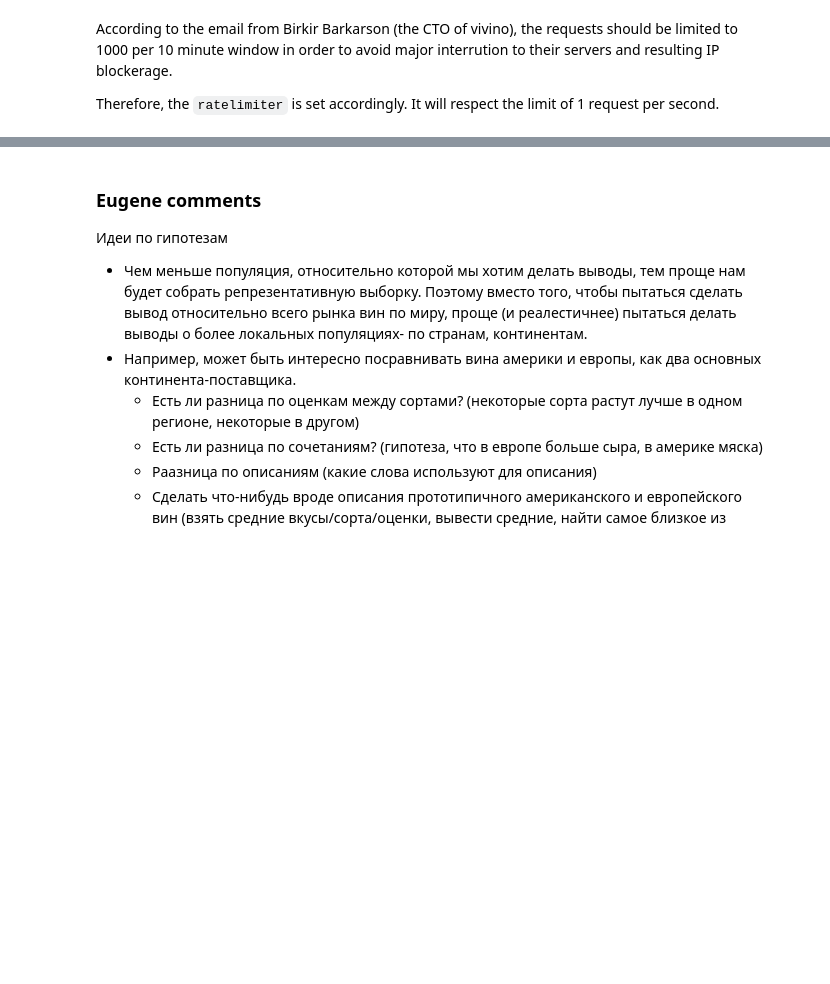
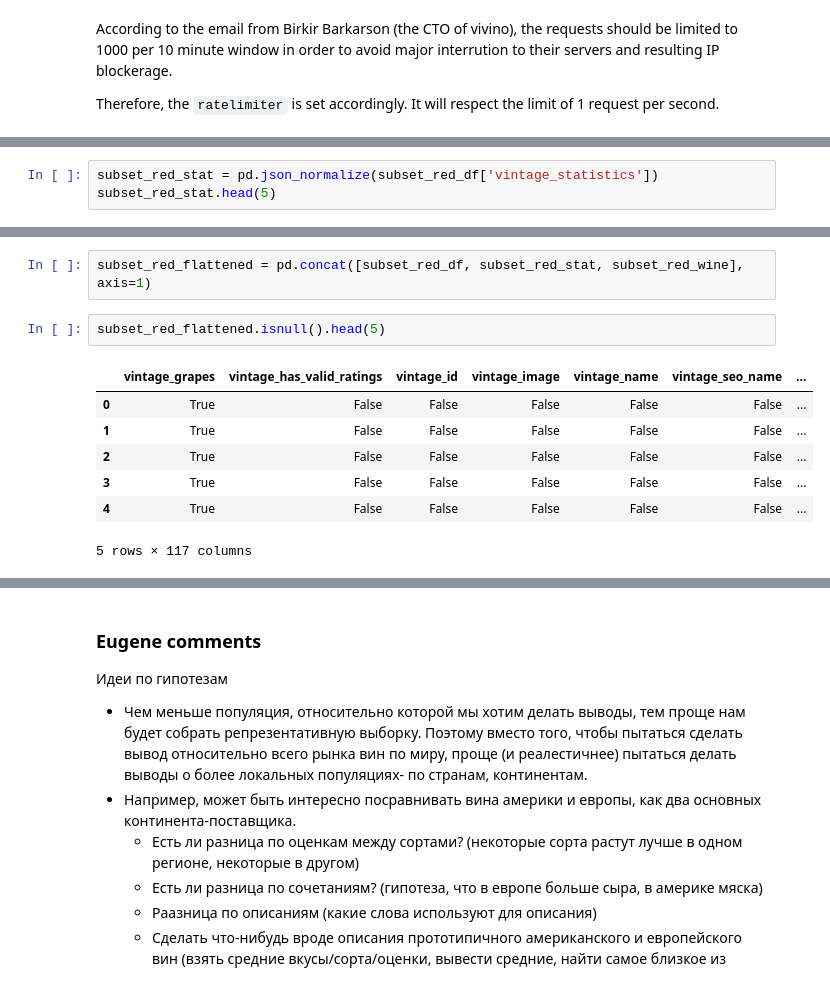
Before and after one commit to sveta-egorova/wine, a Jupyter notebook: vivino_crawler.ipynb, the cells around one changed output, grey strips where cells are left out. Drawn from its saved outputs; the diff is of its cells as text; blank space fills up the shorter version.

```diff
--- a/vivino_crawler.ipynb
+++ b/vivino_crawler.ipynb
@@ -861,0 +1060,3 @@ test_test.head()
+# %%
+subset_red_stat = pd.json_normalize(subset_red_df['vintage_statistics'])
+subset_red_stat.head(5)
@@ -861,0 +1081,12 @@ test_test.head()
+# %%
+subset_red_flattened = pd.concat([subset_red_df, subset_red_stat, subset_red_wine], axis=1)
+# %%
+subset_red_flattened.isnull().head(5)
+# %% [output]
+|  | vintage_grapes | vintage_has_valid_ratings | vintage_id | vintage_image | vintage_name | vintage_seo_name | ... |
+| 0 | True | False | False | False | False | False | ... |
+| 1 | True | False | False | False | False | False | ... |
+| 2 | True | False | False | False | False | False | ... |
+| 3 | True | False | False | False | False | False | ... |
+| 4 | True | False | False | False | False | False | ... |
+5 rows × 117 columns
```
Also changed, not shown: parts of 183 cells of this notebook, 4 other files.
